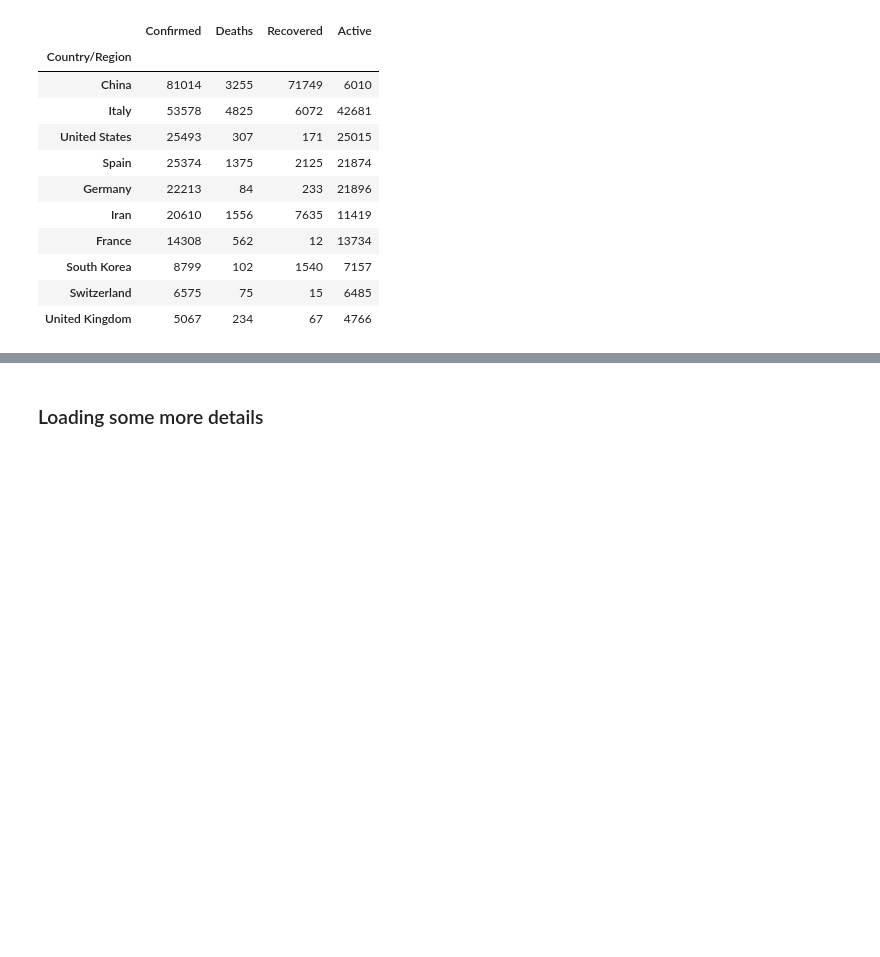
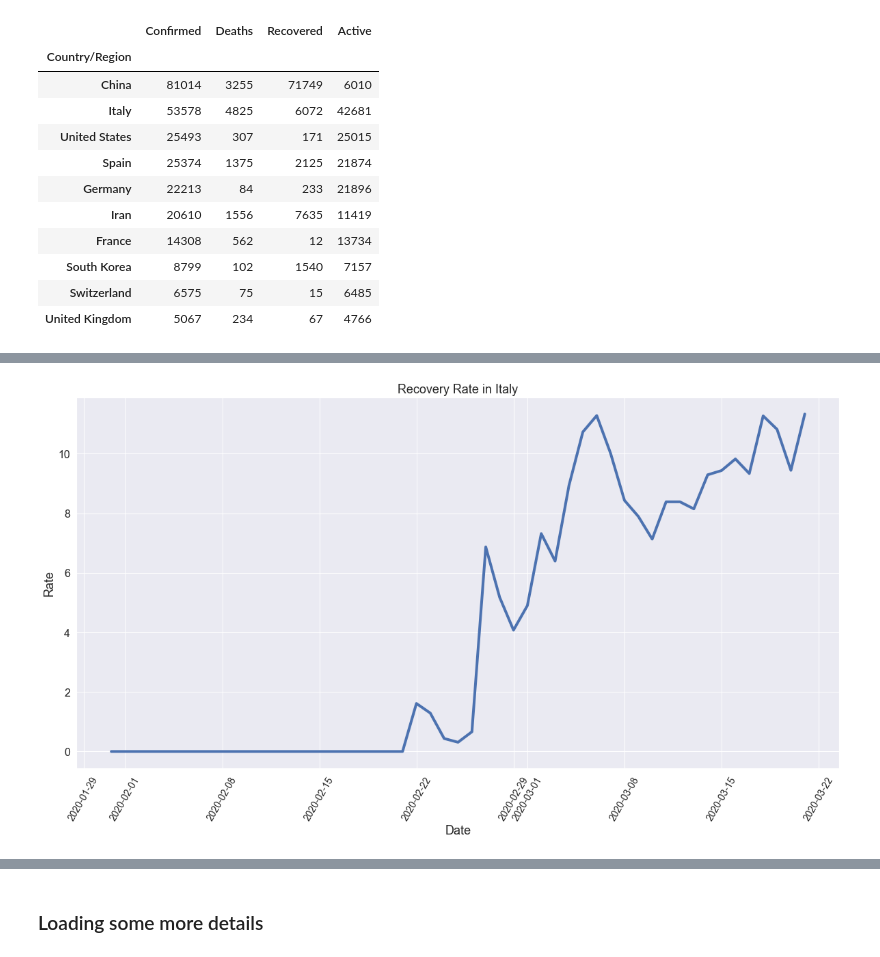
Before and after one commit to gachet/Coronavirus-2019-Analysis, a Jupyter notebook: Coronavirus_Analysis.ipynb, the cells around one changed output, grey strips where cells are left out. Cells and saved outputs as stored; diff of their text form; code cells hidden in the pictures; blank space fills up the shorter version.

```diff
--- a/Coronavirus_Analysis.ipynb
+++ b/Coronavirus_Analysis.ipynb
@@ -239,7 +215,0 @@ def mortality_rate(df, title):
-# %%
-def recovery_rate(df, title):
-    sns.lineplot(df.index, df['Recovered']*100/df['Confirmed'])
-    plt.title(title)
-    plt.xlabel('Date')
-    plt.ylabel('Rate')
-    plt.xticks(rotation=60)
@@ -328,0 +309,4 @@ top_ten.style.background_gradient(cmap='Reds')
+# %%
+recovery_rate(total_cases_italy, 'Recovery Rate in Italy')
+# %% [output]
+[figure, added]
```
Also changed, not shown: parts of 36 cells of this notebook, 2 other files.
